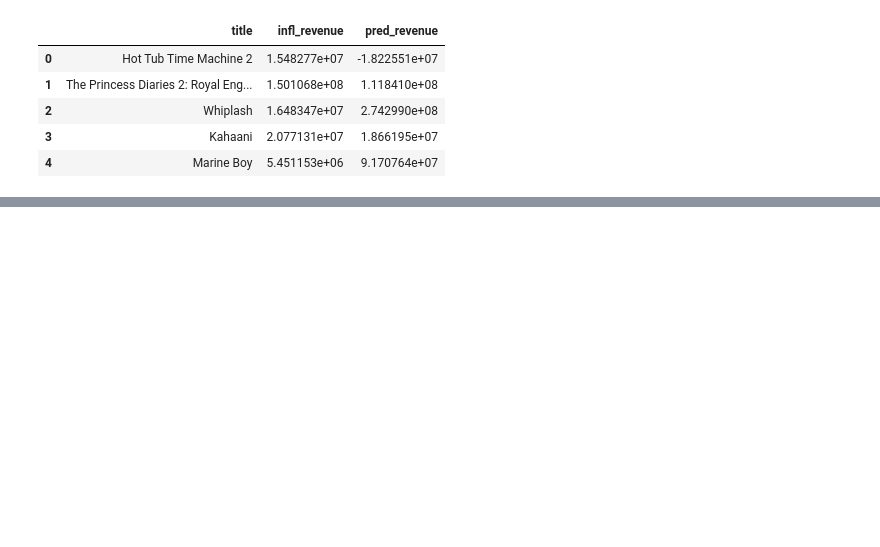
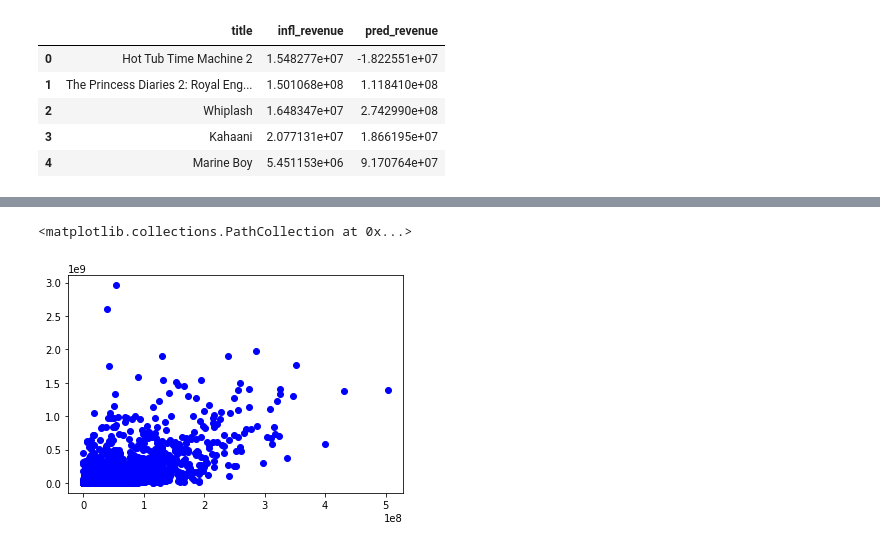
Before and after one commit to breebhu/ErdosProject, a Jupyter notebook: DataCleaning.ipynb, the cells around one changed output, grey strips where cells are left out. Cells and saved outputs as stored; diff of their text form; code cells hidden in the pictures; blank space fills up the shorter version.

```diff
--- a/DataCleaning.ipynb
+++ b/DataCleaning.ipynb
@@ -521,0 +656,5 @@ mov_train[['title','infl_revenue','pred_revenue']].head()
+# %%
+plt.scatter(mov_train.mod_budget,mov_train.infl_revenue, color = 'b')
+# %% [output]
+<matplotlib.collections.PathCollection at 0x...>
+[figure, added]
```
Also changed, not shown: parts of 34 cells of this notebook.
